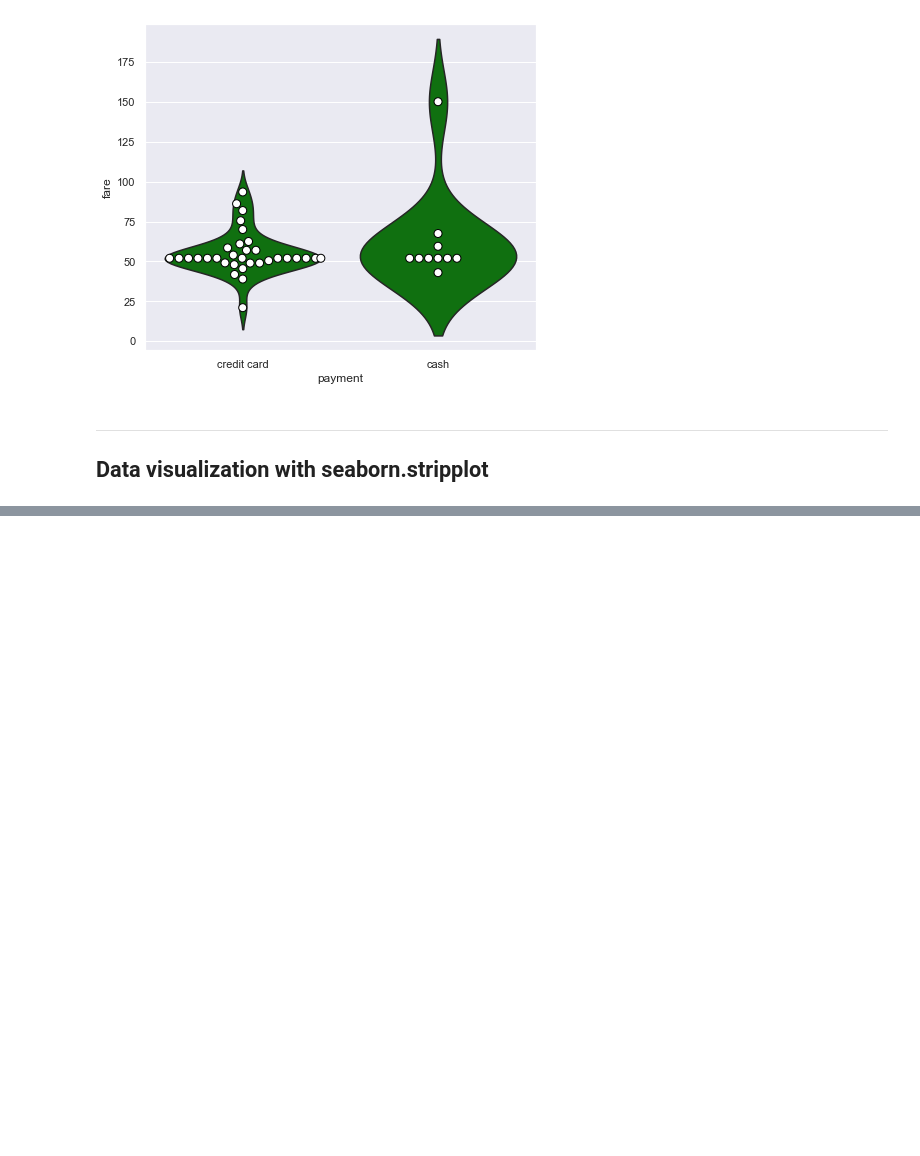
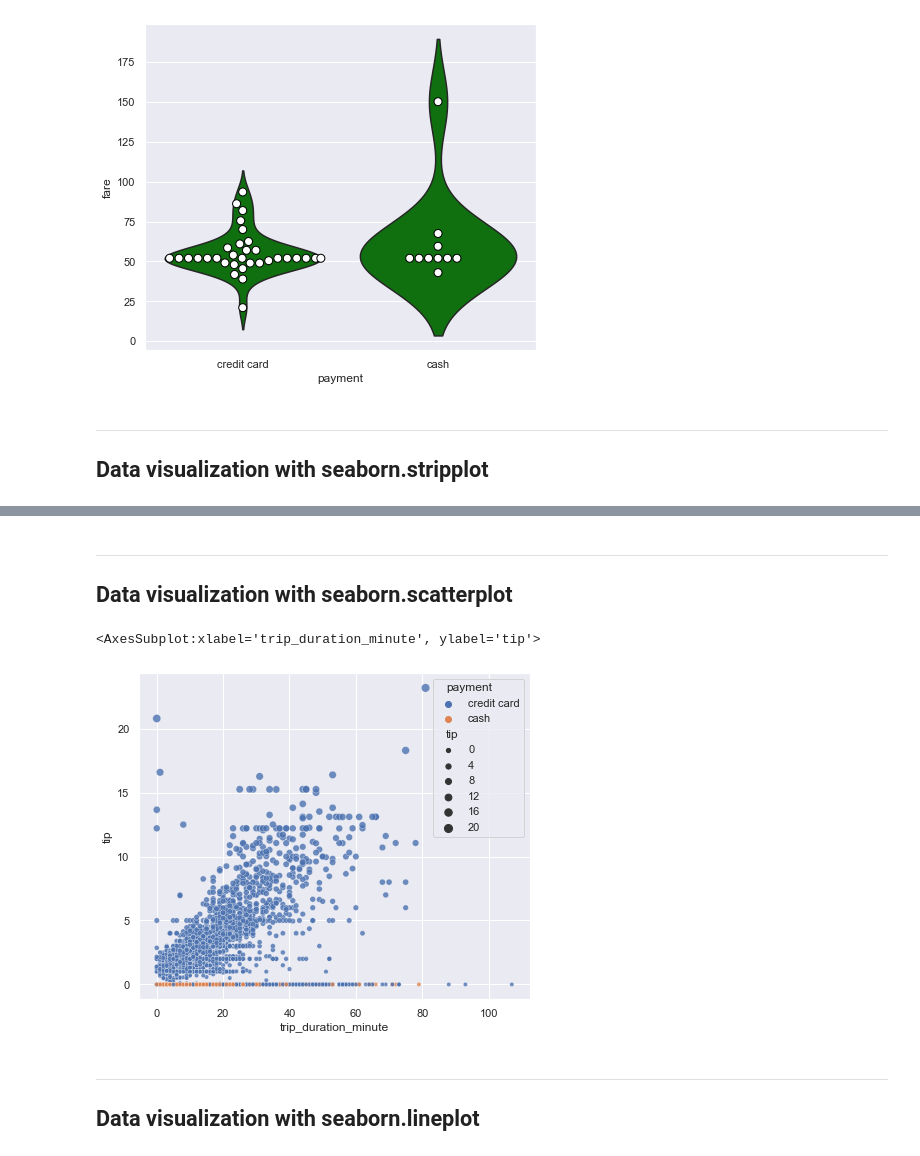
Before and after one commit to hyoaru/dsa-libraries-test, a Jupyter notebook: seaborn.ipynb, the cells around one changed output, grey strips where cells are left out. Saved outputs shown, nothing was run; the diff lists cells and outputs as text; code cells hidden in the pictures; blank space fills up the shorter version.

Commit message:
[add] visualization with seaborn.scatterplot section

```diff
--- a/seaborn.ipynb
+++ b/seaborn.ipynb
@@ -306,0 +307,18 @@ interactive(children=(FloatSlider(value=0.1, description='jitter', max=0.5), Out
+# %% [markdown]
+---
+## Data visualization with seaborn.scatterplot
+# %%
+sns.scatterplot(
+    x='trip_duration_minute',
+    y='tip',
+    size='tip',
+    hue='payment',
+    alpha=0.8,
+    data=taxis_dataframe,
+)
+# %% [output]
+<AxesSubplot:xlabel='trip_duration_minute', ylabel='tip'>
+[figure, added]
+# %% [markdown]
+---
+## Data visualization with seaborn.lineplot
```
Also changed, not shown: parts of 2 cells of this notebook.
